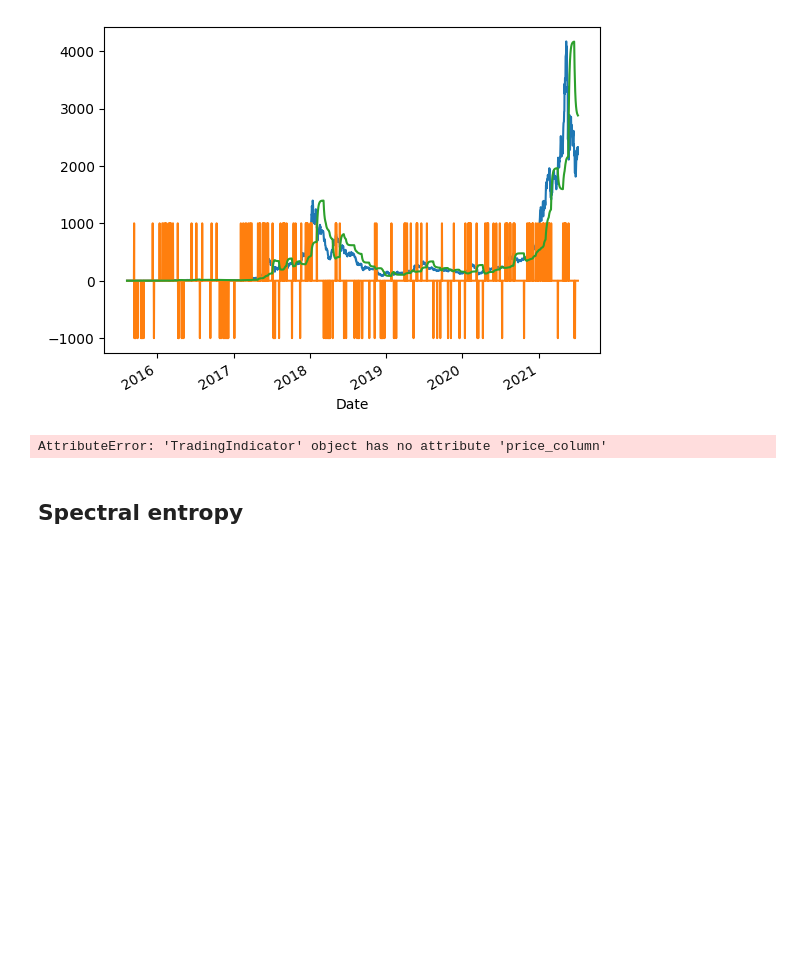
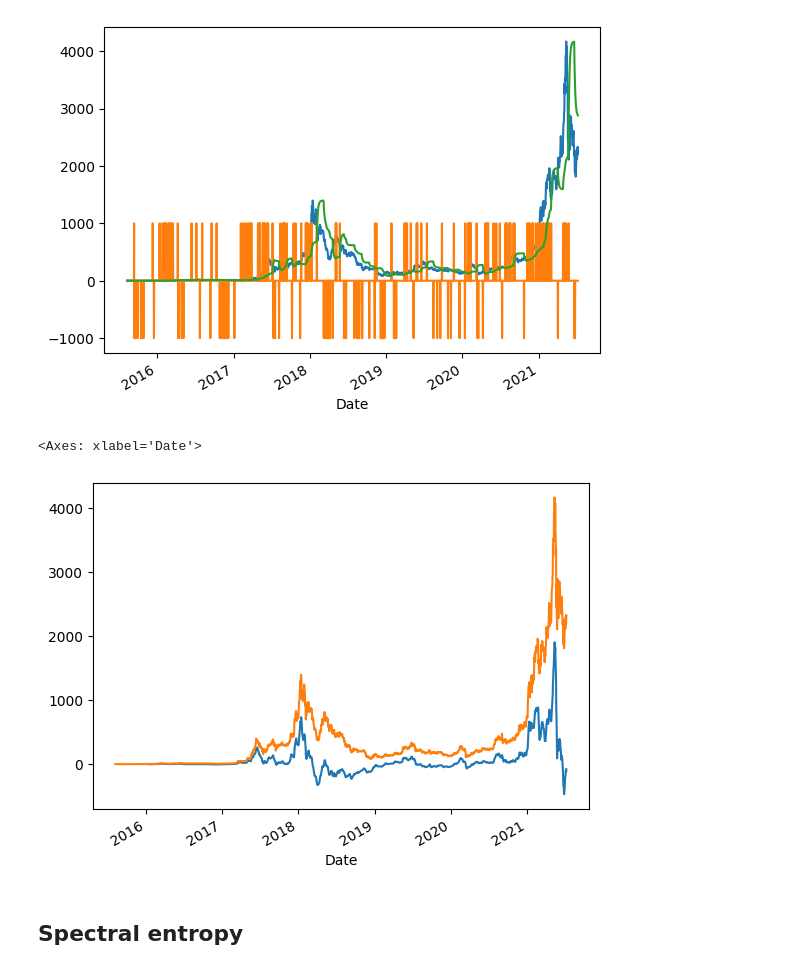
Before and after one commit to lwanenko/market-regime-detection, a Jupyter notebook: FE.ipynb, the cells around one changed output. Drawn from its saved outputs; the diff is of its cells as text; code cells hidden in the pictures; blank space fills up the shorter version.

```diff
--- a/FE.ipynb
+++ b/FE.ipynb
@@ -513,8 +403,8 @@ import pandas as pd
 import numpy as np
 import pandas_ta as ta
 
-class TradingIndicator:
-    def TradingIndicator(self, price_column='close', methods=['phi_smoother', 'tema', 'dema', 'wma', 'ema', 'sma'], lengths=None):
+class Ribbon:
+    def __init__(self, price_column='close', methods=['phi_smoother', 'tema', 'dema', 'wma', 'ema', 'sma'], lengths=None):
         self.price_column = price_column
         self.methods = methods
         self.lengths = lengths
@@ -573,42 +463,40 @@ class TradingIndicator:
                 ribbons[method] = [method_function(df, price_column, length) for length in lengths]
             else:
                 # For other methods, assuming they only need the series and length
                 ribbons[method] = [method_function(df[price_column], length) for length in lengths]
         return ribbons
 
 
-    def _transform(self, X, y = None):
+    def _transform(self, X, y=None):
         ribbons = self.compute_ribbon(X, self.price_column, self.methods, self.lengths)
 
         oscillator_values = []
         # Calculating the slope of each ribbon and oscillator values
         for method in self.methods:
             for length in self.lengths:
                 ribbon = ribbons[method][self.lengths.index(length)]
                 X[f'{method}_{length}_slope'] = ribbon.diff()
 
             # Calculating ribbon differences
             ribbon_diff = ribbons[method][0] - ribbons[method][-1]
             X[f'{method}_ribbon_diff'] = ribbon_diff
             X[f'{method}_volatility'] = ribbon_diff.rolling(window=30).std()
             oscillator_values.append(ribbon_diff)
 
         # Simple oscillator: average of differences
         X['composit_trend'] = np.mean(oscillator_values, axis=0)
 
         return_columns = ['composit_trend'] + [ f'{method}_ribbon_diff' for m in self.methods] + [ f'{method}_volatility' for m in self.methods]
         return X[return_columns]
 
-
-
-
 # Usage
-indicator = TradingIndicator()
-df_with_indicators = indicator._transform(X)
-df_with_indicators.composite_oscillator.plot()
-df_with_indicators.close.plot()
+ribbon = Ribbon()
+df_with_indicators = ribbon._transform(X)
+df_with_indicators.composit_trend.plot()
+X['close'].plot()
 # %% [output]
-AttributeError: 'TradingIndicator' object has no attribute 'price_column'
+<Axes: xlabel='Date'>
+[figure, added]
 # %% [markdown]
 ## Spectral entropy
 # %%
```
Also changed, not shown: parts of 6 cells of this notebook.
